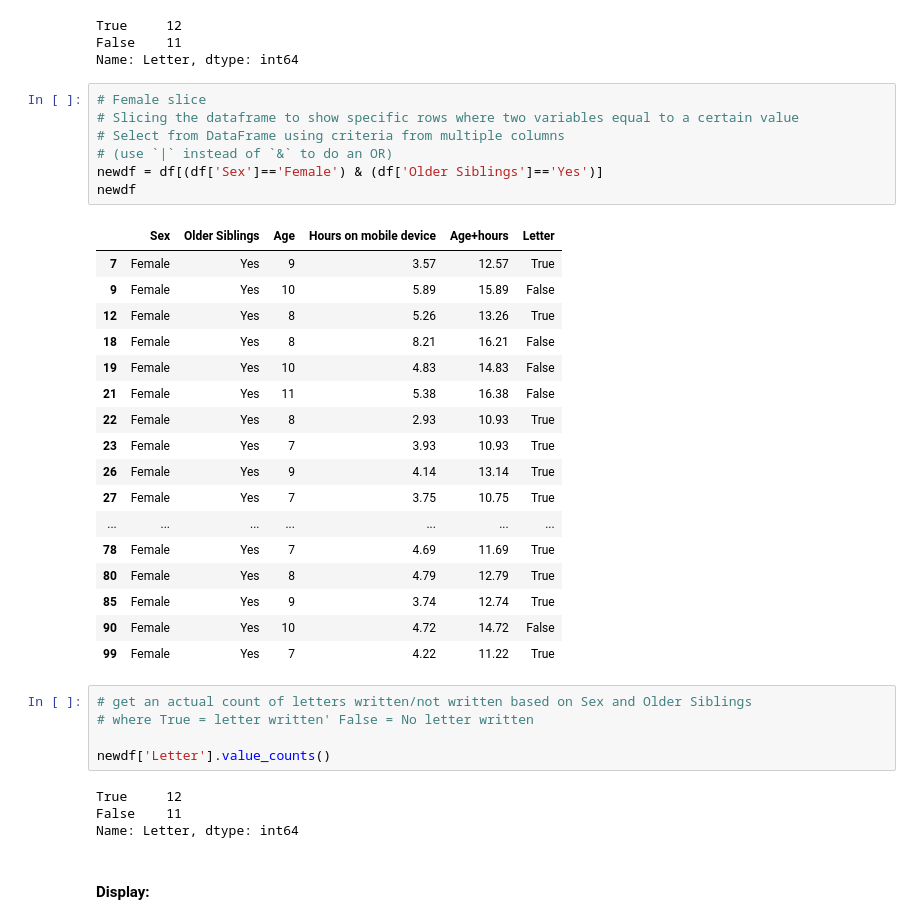
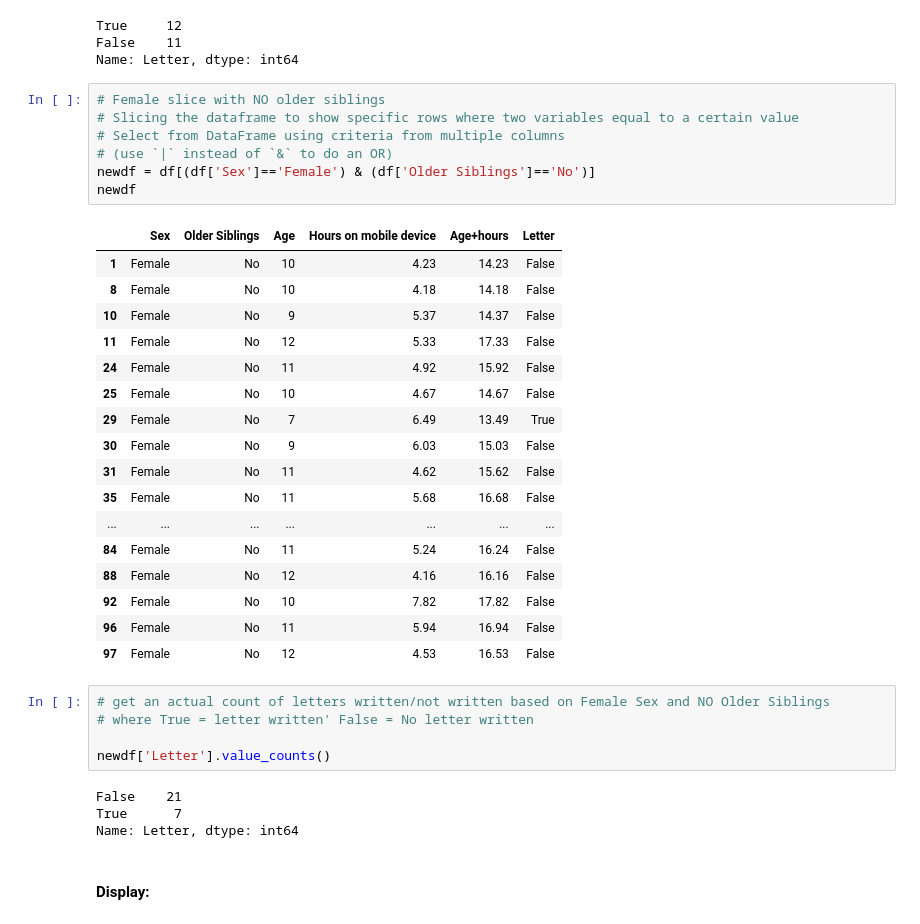
Before and after one commit to JulianConneely/Programming-for-Data-Analysis-Project-Dec18, a Jupyter notebook: Santa Claus.ipynb, the cells around one changed output. Drawn from its saved outputs; the diff is of its cells as text.

```diff
--- a/Santa Claus.ipynb
+++ b/Santa Claus.ipynb
@@ -315,38 +387,38 @@ True     12
 False    11
 Name: Letter, dtype: int64
 # %%
-# Female slice
+# Female slice with NO older siblings
 # Slicing the dataframe to show specific rows where two variables equal to a certain value
 # Select from DataFrame using criteria from multiple columns
 # (use `|` instead of `&` to do an OR)
-newdf = df[(df['Sex']=='Female') & (df['Older Siblings']=='Yes')]
+newdf = df[(df['Sex']=='Female') & (df['Older Siblings']=='No')]
 newdf
 # %% [output]
 |  | Sex | Older Siblings | Age | Hours on mobile device | Age+hours | Letter |
-| 7 | Female | Yes | 9 | 3.57 | 12.57 | True |
-| 9 | Female | Yes | 10 | 5.89 | 15.89 | False |
-| 12 | Female | Yes | 8 | 5.26 | 13.26 | True |
-| 18 | Female | Yes | 8 | 8.21 | 16.21 | False |
-| 19 | Female | Yes | 10 | 4.83 | 14.83 | False |
-| 21 | Female | Yes | 11 | 5.38 | 16.38 | False |
-| 22 | Female | Yes | 8 | 2.93 | 10.93 | True |
-| 23 | Female | Yes | 7 | 3.93 | 10.93 | True |
-| 26 | Female | Yes | 9 | 4.14 | 13.14 | True |
-| 27 | Female | Yes | 7 | 3.75 | 10.75 | True |
+| 1 | Female | No | 10 | 4.23 | 14.23 | False |
+| 8 | Female | No | 10 | 4.18 | 14.18 | False |
+| 10 | Female | No | 9 | 5.37 | 14.37 | False |
+| 11 | Female | No | 12 | 5.33 | 17.33 | False |
+| 24 | Female | No | 11 | 4.92 | 15.92 | False |
+| 25 | Female | No | 10 | 4.67 | 14.67 | False |
+| 29 | Female | No | 7 | 6.49 | 13.49 | True |
+| 30 | Female | No | 9 | 6.03 | 15.03 | False |
+| 31 | Female | No | 11 | 4.62 | 15.62 | False |
+| 35 | Female | No | 11 | 5.68 | 16.68 | False |
 | ... | ... | ... | ... | ... | ... | ... |
-| 78 | Female | Yes | 7 | 4.69 | 11.69 | True |
-| 80 | Female | Yes | 8 | 4.79 | 12.79 | True |
-| 85 | Female | Yes | 9 | 3.74 | 12.74 | True |
-| 90 | Female | Yes | 10 | 4.72 | 14.72 | False |
-| 99 | Female | Yes | 7 | 4.22 | 11.22 | True |
+| 84 | Female | No | 11 | 5.24 | 16.24 | False |
+| 88 | Female | No | 12 | 4.16 | 16.16 | False |
+| 92 | Female | No | 10 | 7.82 | 17.82 | False |
+| 96 | Female | No | 11 | 5.94 | 16.94 | False |
+| 97 | Female | No | 12 | 4.53 | 16.53 | False |
 # %%
-# get an actual count of letters written/not written based on Sex and Older Siblings
+# get an actual count of letters written/not written based on Female Sex and NO Older Siblings
 # where True = letter written' False = No letter written
 
 newdf['Letter'].value_counts()
 # %% [output]
-True     12
-False    11
+False    21
+True      7
 Name: Letter, dtype: int64
 # %% [markdown]
 #### Display:
```
Also changed, not shown: parts of 11 cells of this notebook.
